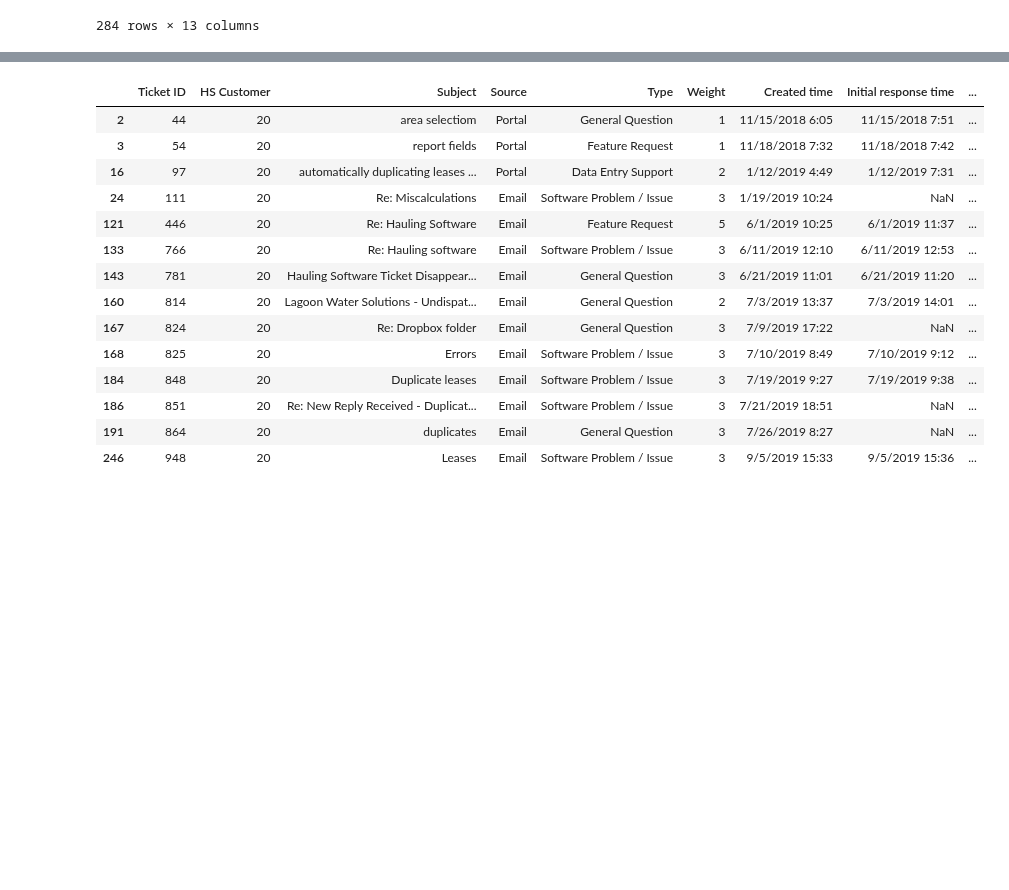
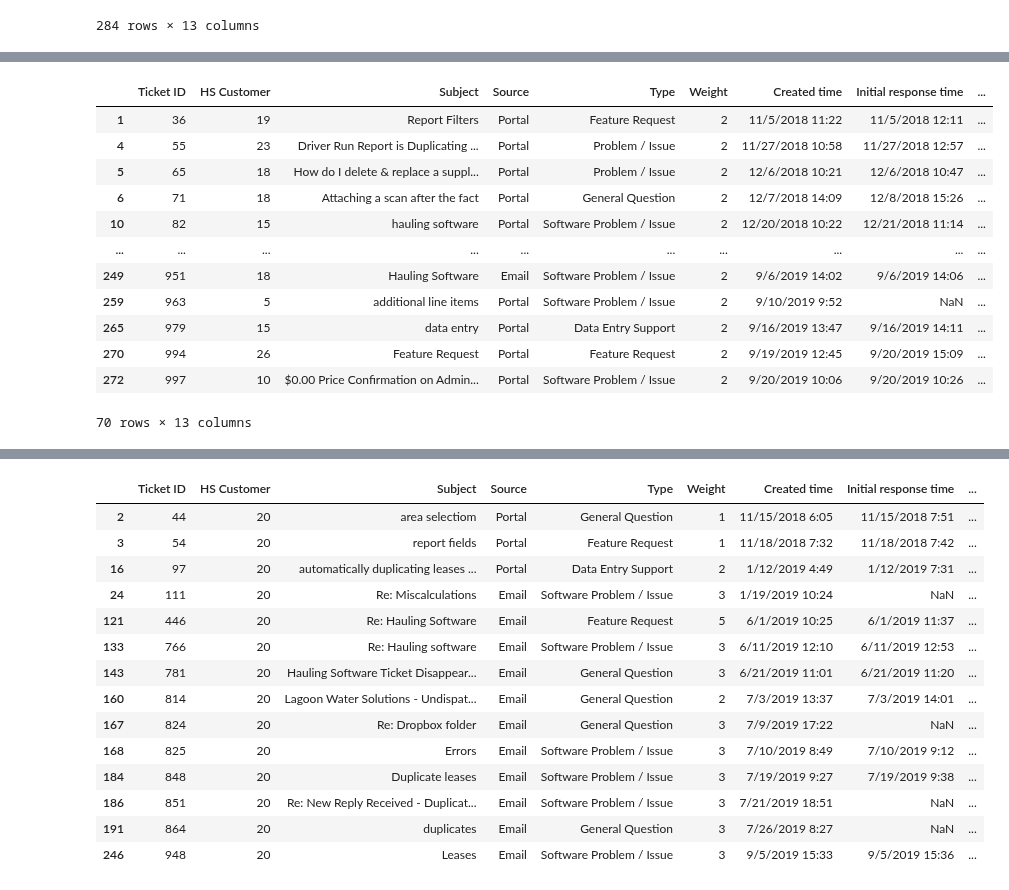
Before and after one commit to nurfnick/Cantrell_Jackson, a Jupyter notebook: jacob_project.ipynb, the cells around one changed output, grey strips where cells are left out. Saved outputs shown, nothing was run; the diff lists cells and outputs as text; code cells hidden in the pictures; blank space fills up the shorter version.

```diff
--- a/jacob_project.ipynb
+++ b/jacob_project.ipynb
@@ -25,0 +65,18 @@ df2
+# %%
+Weight2 =df2[df2['Weight']==2]
+# %%
+Weight2
+# %% [output]
+|  | Ticket ID | HS Customer | Subject | Source | Type | Weight | Created time | Initial response time | ... |
+| 1 | 36 | 19 | Report Filters | Portal | Feature Request | 2 | 11/5/2018 11:22 | 11/5/2018 12:11 | ... |
+| 4 | 55 | 23 | Driver Run Report is Duplicating ... | Portal | Problem / Issue | 2 | 11/27/2018 10:58 | 11/27/2018 12:57 | ... |
+| 5 | 65 | 18 | How do I delete & replace a suppl... | Portal | Problem / Issue | 2 | 12/6/2018 10:21 | 12/6/2018 10:47 | ... |
+| 6 | 71 | 18 | Attaching a scan after the fact | Portal | General Question | 2 | 12/7/2018 14:09 | 12/8/2018 15:26 | ... |
+| 10 | 82 | 15 | hauling software | Portal | Software Problem / Issue | 2 | 12/20/2018 10:22 | 12/21/2018 11:14 | ... |
+| ... | ... | ... | ... | ... | ... | ... | ... | ... | ... |
+| 249 | 951 | 18 | Hauling Software | Email | Software Problem / Issue | 2 | 9/6/2019 14:02 | 9/6/2019 14:06 | ... |
+| 259 | 963 | 5 | additional line items | Portal | Software Problem / Issue | 2 | 9/10/2019 9:52 | NaN | ... |
+| 265 | 979 | 15 | data entry | Portal | Data Entry Support | 2 | 9/16/2019 13:47 | 9/16/2019 14:11 | ... |
+| 270 | 994 | 26 | Feature Request | Portal | Feature Request | 2 | 9/19/2019 12:45 | 9/20/2019 15:09 | ... |
+| 272 | 997 | 10 | $0.00 Price Confirmation on Admin... | Portal | Software Problem / Issue | 2 | 9/20/2019 10:06 | 9/20/2019 10:26 | ... |
+70 rows × 13 columns
```
Also changed, not shown: parts of 8 cells of this notebook.
